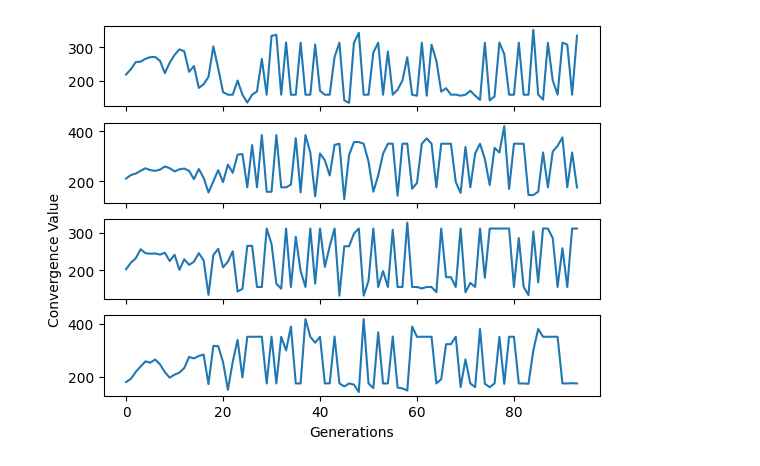
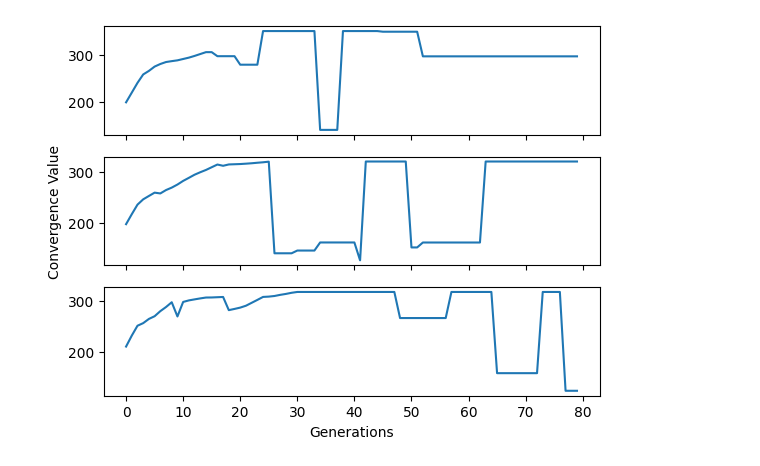
Before and after one commit to Chideme/island_genetic_algrorithm, a Jupyter notebook: island_gga.ipynb, the cells around one changed output. Cells and saved outputs as stored; diff of their text form; code cells hidden in the pictures.

```diff
--- a/island_gga.ipynb
+++ b/island_gga.ipynb
@@ -87,7 +87,7 @@ train = aapl[(aapl['Date'] <= date(2019,12,31))]
 test = aapl[(aapl['Date'] > date(2019,12,31))]
 train_data, strategies =generate_candidate_trading_signals(train.copy())
 test_data, test_strategies =generate_candidate_trading_signals(test.copy())
-ga = IslandGGA(data=train_data,num_islands=4,m_iter=3,num_iter=500,n_migrants=200,pSize=300,strategies=strategies,evolve_strategy="ring")
+ga = IslandGGA(data=train_data,num_islands=3,m_iter=40,num_iter=80,n_migrants=100,pSize=200,r_cross=0.01,r_mut=0.0001,strategies=strategies,evolve_strategy="nearest")
 # %%
 ga.evolve()
 # %% [output]
@@ -112,30 +101,31 @@ KeyboardInterrupt:
 # %%
 import matplotlib.pyplot as plt
 
 global_list =ga.convergence_values
 
 if all(isinstance(item, list) for item in global_list):
-    global_List = [i for i in global_list if len(i) != 1]
+    global_list = [i[:3] for i in global_list]
+
     num_variables = len(global_list[0])
     num_timesteps = len(global_list)
 
     # Create subplots for each variable
     fig, axes = plt.subplots(num_variables, 1, sharex=True)
 
     # Plot each variable on its corresponding subplot
     for var_index in range(num_variables):
         var_data = [global_list[i][var_index] for i in range(num_timesteps)]
         axes[var_index].plot(var_data)
 
     # Add x and y labels to the last subplot
     axes[num_variables-1].set_xlabel('Generations')
     axes[num_variables//2].set_ylabel('Convergence Value')
 
     # Display the plot
     plt.show()
 else:
     cols = ["Convergence"]
     df = pd.DataFrame(np.column_stack([ga.convergence_values]), columns=cols)
     df.plot()
 # %% [output]
-[figure, old version]
+[figure, new version]
```
Also changed, not shown: parts of 9 cells of this notebook, 4 other files.
